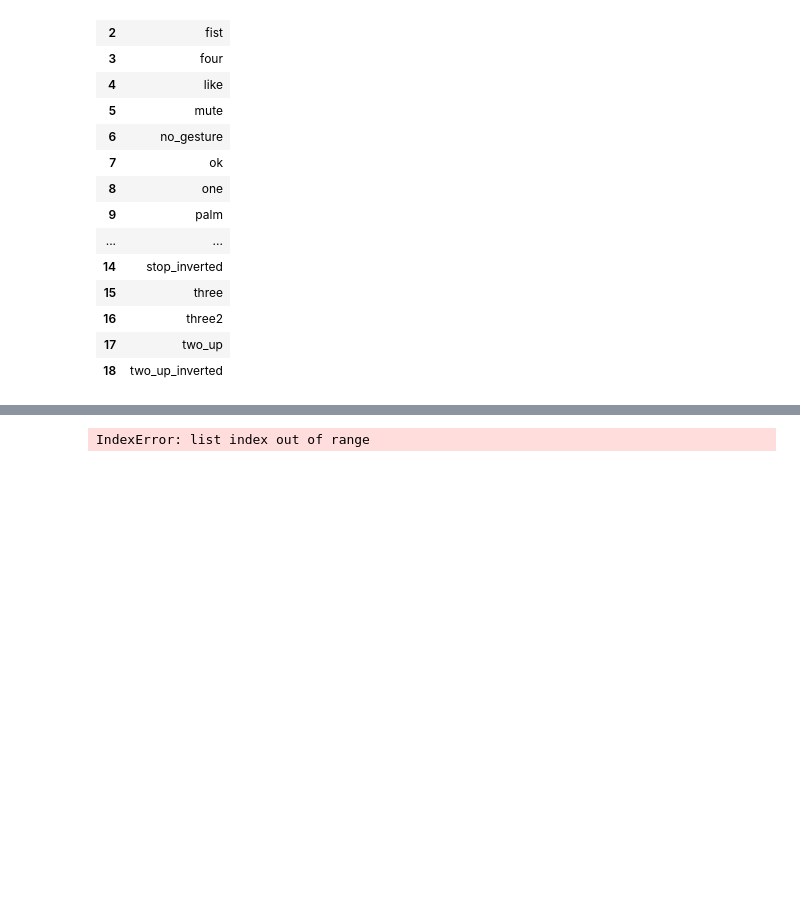
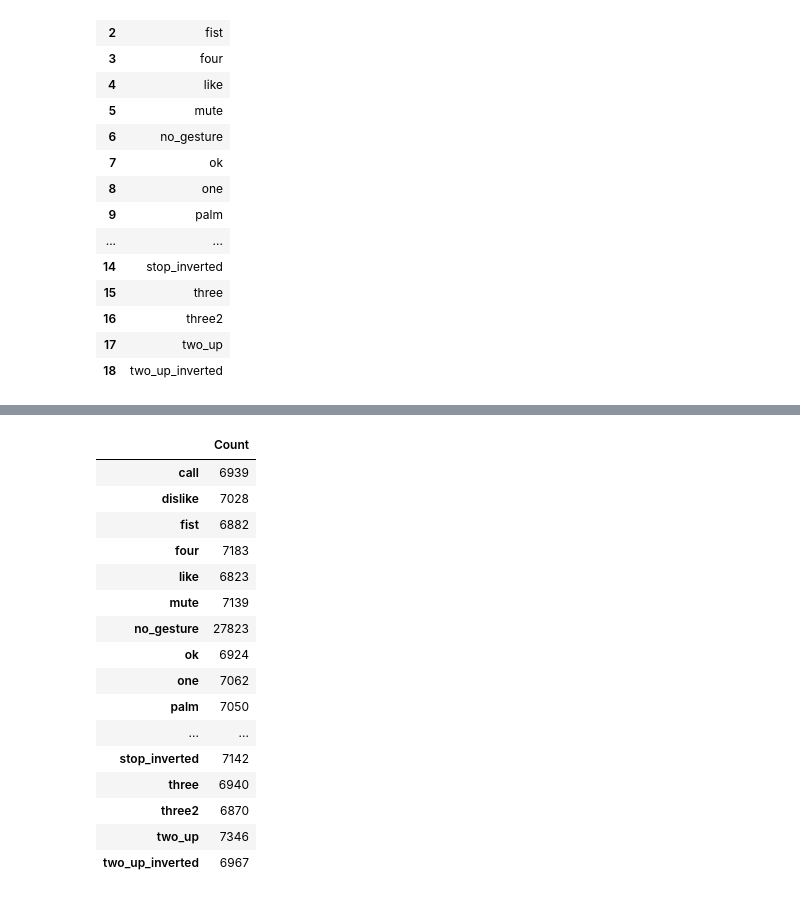
Before and after one commit to HarrisonWilliams123/Image-Classifier, a Jupyter notebook: imageclassifier.ipynb, the cells around one changed output, grey strips where cells are left out. Saved outputs shown, nothing was run; the diff lists cells and outputs as text; code cells hidden in the pictures; blank space fills up the shorter version.

```diff
--- a/imageclassifier.ipynb
+++ b/imageclassifier.ipynb
@@ -178,12 +178,33 @@ Number of Images: 143736
 | 4 | C:\Users\harri\Documents\Image-Cl... |
 # %%
 #Get the number of samples for each image class
-class_counts_dict = {folder[0].parent.name:len(folder) for folder in class_file_paths}
+class_counts_dict = {
+    folder[0].parent.name :len(folder)
+    for folder in class_file_paths
+    if len(folder) > 0
+}
 
 #Get a list of unique labels
 class_names = list(class_counts_dict.keys())
 
 #Display the labels and the corresponding number of samples using a Pandas DataFrame
 class_counts = pd.DataFrame.from_dict({'Count': class_counts_dict})
+class_counts
 # %% [output]
-IndexError: list index out of range
+|  | Count |
+| call | 6939 |
+| dislike | 7028 |
+| fist | 6882 |
+| four | 7183 |
+| like | 6823 |
+| mute | 7139 |
+| no_gesture | 27823 |
+| ok | 6924 |
+| one | 7062 |
+| palm | 7050 |
+| ... | ... |
+| stop_inverted | 7142 |
+| three | 6940 |
+| three2 | 6870 |
+| two_up | 7346 |
+| two_up_inverted | 6967 |
```
Also changed, not shown: parts of 2 cells of this notebook.
